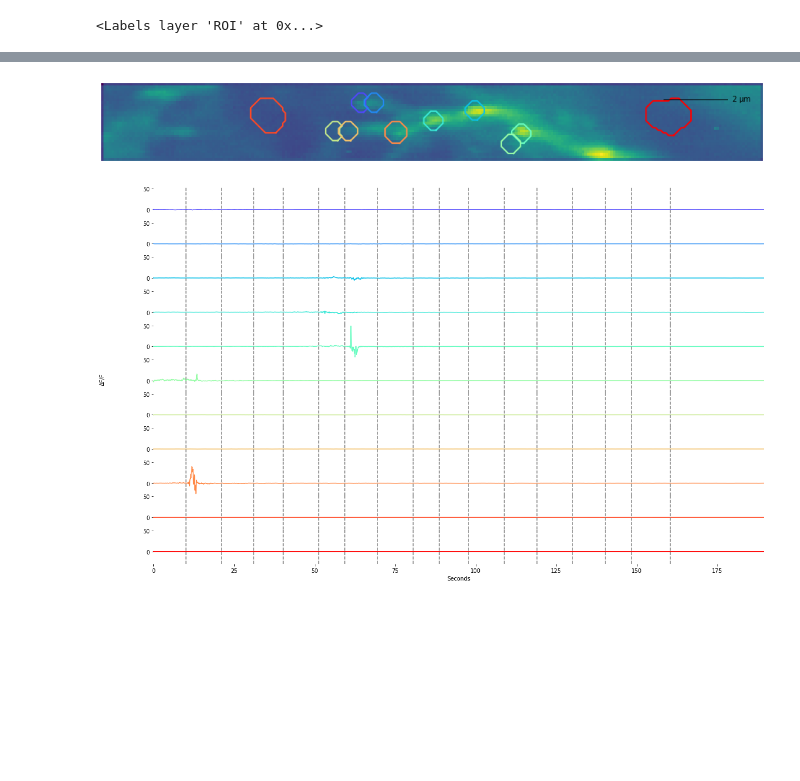
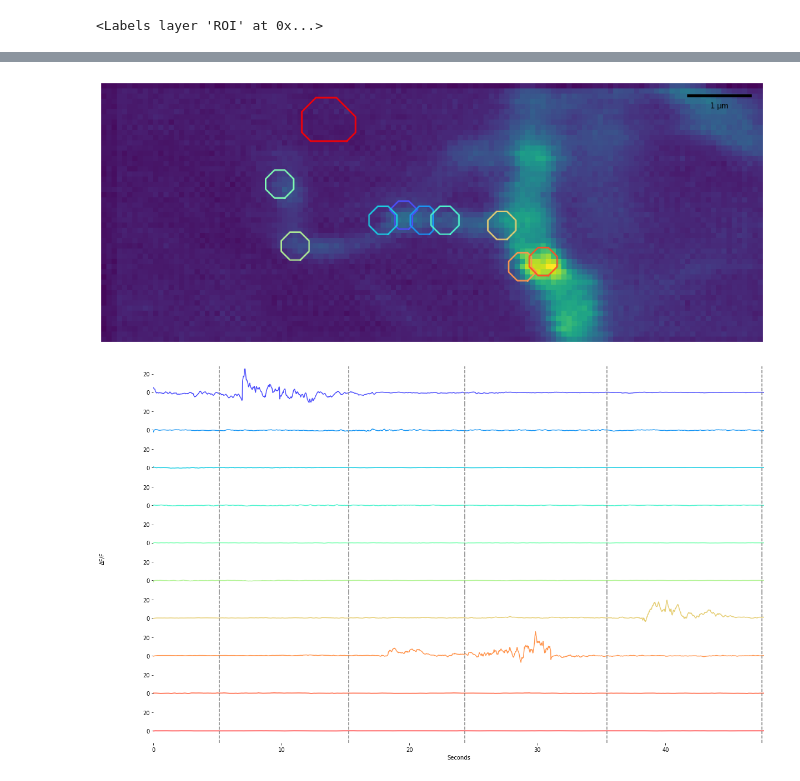
Before and after one commit to Peter-Hogg/GluSnFr-Notebook, a Jupyter notebook: GluSnFR3_Notebook.ipynb, the cells around one changed output, grey strips where cells are left out. Drawn from its saved outputs; the diff is of its cells as text; code cells hidden in the pictures; blank space fills up the shorter version.

```diff
--- a/GluSnFR3_Notebook.ipynb
+++ b/GluSnFR3_Notebook.ipynb
@@ -24,25 +24,22 @@ plt.rcParams['figure.facecolor'] = 'white'
 
 plt.rcParams['figure.figsize'] = [16, 10]
 # %%
-def returnStimList(file, hz):
+def returnStimList(file):
     stim_csv = np.loadtxt(open(file), delimiter=',')
     print(stim_csv[0,:])
     stim_list = []
     seconds = np.array([3600, 60, 1])
     for i in range(1, stim_csv.shape[0], 1):
         temp= (stim_csv[i,3:] - stim_csv[0,3:])
-        stim_list.append(np.sum(temp*seconds)*hz)
+        stim_list.append(np.sum(temp*seconds))
     return stim_list
 
 # Returns change in fluorescence over average fluorescence of ROI
 def returnROITrace(video, mask):
     video_mask = video * mask
-    video_mask_nan = video_mask.copy()
-    video_mask_nan[video_mask_nan==0] = np.nan
-    mean = np.mean(np.nanmean(video_mask))
-    dff = np.zeros((video_mask.shape[0]))
+    video_mask[video_mask==0] = np.nan
     trace = np.zeros(video.shape[0])
-    for i in range(dff.shape[0]):
+    for i in range(video_mask.shape[0]):
         trace[i] = np.nanmean(video_mask[i, :, :])
 
     return trace
@@ -50,21 +47,21 @@ def returnROITrace(video, mask):
 # CONSTANTS AND FILES
 
 # FRAME RATE
-HZ = 40
+HZ = 44
 
 # PIXEL VALUE IN REAL WORLD MEASUREMENTS
 PX = .2
 
 
 # PATH TO MOIVE FILE
-FILE = '/mnt/5404b8a5-71b7-4464-9a1e-b40cd26fac58/Data_Drive/GluSnFr3_Project/GluSnfr3_210204/GPI/ROI3/clip6/Test1_22_11_HZ_00015.tif'
+FILE = '/mnt/5404b8a5-71b7-4464-9a1e-b40cd26fac58/Data_Drive/GluSnFr3_Project/GluSnfr3_210204/GPI/ROI2/Clip4/Test1_22_11_HZ_00013.tif'
 
 # CSV FOR STIM TIME
-STIM_FILE = '/mnt/5404b8a5-71b7-4464-9a1e-b40cd26fac58/Data_Drive/GluSnFr3_Project/GluSnfr3_210204/GPI/ROI3/clip6/StimOutput02-04-2021 14-04.csv'
+STIM_FILE = '/mnt/5404b8a5-71b7-4464-9a1e-b40cd26fac58/Data_Drive/GluSnFr3_Project/GluSnfr3_210204/GPI/ROI2/Clip4/StimOutput02-04-2021 13-44.csv'
 
 
 MOVIE = tifffile.imread(FILE)
-
+print(MOVIE.shape)
 if STIM_FILE is not None:
-    STIM_LIST = returnStimList(STIM_FILE, HZ)
+    STIM_LIST = returnStimList(STIM_FILE)
 # %% [output]
@@ -79,7 +77,7 @@ viewer.add_image(MOVIE)
 # SMOOTH TO HELP STABILIZE IT
 smooth_movie = np.zeros(MOVIE.shape)
 for i in trange(MOVIE.shape[0]):
-    smooth_movie[i,:,:] = denoise_tv_chambolle(MOVIE[i,:,:], weight=.0025)
+    smooth_movie[i,:,:] = denoise_tv_chambolle(MOVIE[i,:,:], weight=.0005)
 
 viewer = napari.Viewer()
 viewer.add_image(smooth_movie)
@@ -109,10 +107,10 @@ viewer.add_image(Stable_Image)
 # %%
 # MANUALLY SET THE FRAMES TO PROCESS
 # SET AN INT FOR THE FIRST FRAME
-FIRST_FRAME = 0
+FIRST_FRAME = 1500
 
 # SET AN INT FOR THE LAST FRAME
-LAST_FRAME = 14753
+LAST_FRAME = 3600
 
 stable = Stable_Image[FIRST_FRAME:LAST_FRAME,:,:]
 viewer = napari.Viewer()
@@ -121,8 +119,8 @@ viewer.add_image(stable)
 if STIM_FILE is not None:
     stim2plot = []
     for stim in STIM_LIST:
-        if FIRST_FRAME <= stim*(1/HZ) <= LAST_FRAME:
-            stim2plot.append(stim - FIRST_FRAME*(HZ))
+        if (FIRST_FRAME/HZ) <= stim <= (LAST_FRAME/HZ):
+            stim2plot.append(stim - (FIRST_FRAME/HZ))
 # %%
 DENDRITE = np.std(stable, axis=0)
 plt.imshow(DENDRITE)
@@ -151,11 +151,10 @@ for roi in ROI_LABLES:
 # %%
 # PLOTS DF/F OF ROI OVER STD PROJECTION OF THE SAMPLE MOVIE
 
-
+ROI_LABLES = np.unique(ROI)
 rainbow = cm.get_cmap('rainbow', len(ROI_LABLES))
 time = np.arange(stable.shape[0])/HZ
 
-ROI_LABLES = np.unique(ROI)
 fig2, ax1 = plt.subplots()
 ax1.axis("off")
 scalebar = sb.ScaleBar(
@@ -164,9 +163,9 @@ scalebar = sb.ScaleBar(
     box_color =None,
     box_alpha=0,
     length_fraction=0.1,
-    scale_loc="right",
+    scale_loc="bottom",
     border_pad=1,
-    pad=0.5,
+    pad=.5
 )
 ax1.add_artist(scalebar)
 
@@ -176,33 +175,33 @@ fig.text(-0.05,0.5, "ΔF/F", ha="center", va="center", rotation=90)
 ax1.imshow(DENDRITE)
 for roi in ROI_LABLES:
     if roi > 0:
         mask = ROI.copy()
         mask[mask!=roi] = 0
         mask[mask!=0] = 1
 
         # Return the average intensity value for the roi
         roi_trace = returnROITrace(stable, mask)
         # Remove shot noise
         roi_trace = pnf.okada(roi_trace)
         # Calculate Df/F
         roi_trace = pnf.deltaFOverF0(roi_trace, HZ)
         contour = measure.find_contours(mask, .3)
         ax1.plot(contour[0][:, 1],contour[0][:, 0], linewidth=2, color=rainbow(roi/ROI_LABLES.max()))
         axs[int(roi)-1].plot(time,roi_trace, color=rainbow(roi/ROI_LABLES.max()))
         axs[int(roi)-1].set_xlim([0,np.max(time)])
         if STIM_FILE is not None:
             for stim in stim2plot:
-                axs[int(roi)-1].axvline(x=(stim/HZ), ls='--', color='grey')
+                axs[int(roi)-1].axvline(x=(stim), ls='--', color='grey')
         axs[int(roi)-1].spines['top'].set_visible(False)
         axs[int(roi)-1].spines['right'].set_visible(False)
         axs[int(roi)-1].spines['bottom'].set_visible(False)
         axs[int(roi)-1].spines['left'].set_visible(False)
         if int(roi) == (len(ROI_LABLES)-1):
             axs[int(roi)-1].set_xlabel('Seconds')
         else:
             axs[int(roi)-1].xaxis.set_ticks_position('none')
 
 plt.subplots_adjust(wspace=0, hspace=0)
 # %% [output]
-[figure, old version]
+[figure, new version]
-[figure, old version]
+[figure, new version]
```
Also changed, not shown: parts of 4 cells of this notebook.
